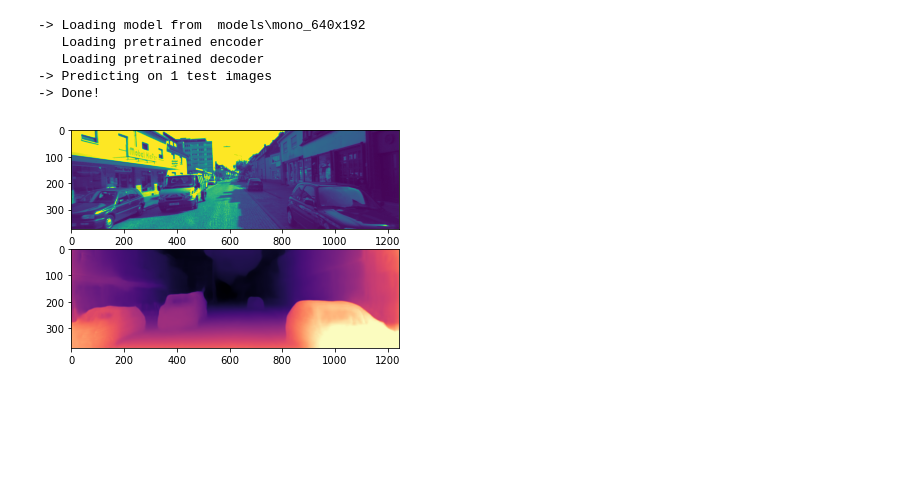
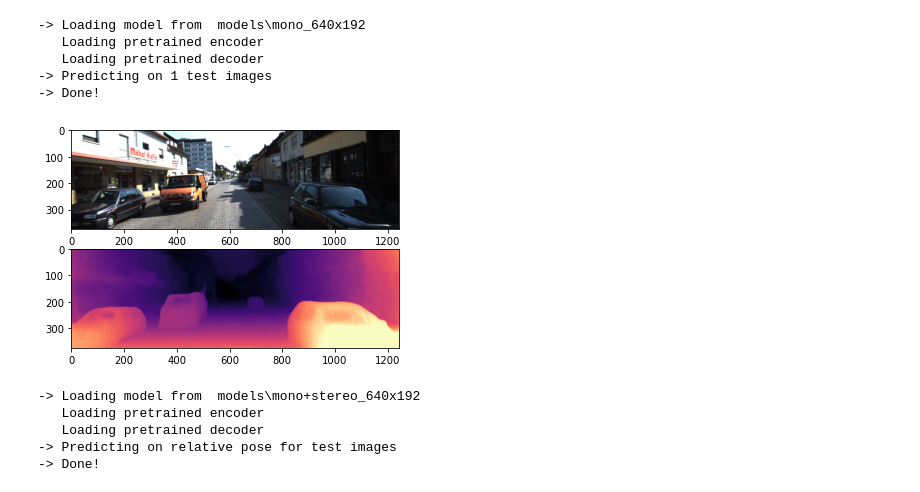
Before and after one commit to quinnzshen/DDSR2020, a Jupyter notebook: monodepth2_demo.ipynb, the cells around one changed output. Saved outputs shown, nothing was run; the diff lists cells and outputs as text; code cells hidden in the pictures; blank space fills up the shorter version.

```diff
--- a/monodepth2_demo.ipynb
+++ b/monodepth2_demo.ipynb
@@ -1,11 +1,40 @@
 # %%
 from use_existingmodels import test_depth_model
 # %%
-test_depth_model('data/kitti_example/2011_09_26/2011_09_26_drive_0048_sync/image_00/data/0000000000.png', 'mono_640x192', output_path='data', display_result = True, no_filesave = True)
+test_depth_model('data/kitti_example/2011_09_26/2011_09_26_drive_0048_sync/image_02/data/0000000000.png', 'mono_640x192', output_path='data', display_result = True, no_filesave = True)
 # %% [output]
 -> Loading model from  models\mono_640x192
    Loading pretrained encoder
    Loading pretrained decoder
 -> Predicting on 1 test images
 -> Done!
-[figure, old version]
+[figure, new version]
+# %%
+# Path names
+calib_path = "data/kitti_example/2011_09_26"
+scene_path = os.path.join(calib_path, "2011_09_26_drive_0048_sync")
+
+RGB_MAX_DIST = np.sqrt(3) * 255
+
+# Set target and source for display
+target = 11
+source = 21
+
+# Get transformation matrices
+velo2cam = compute_image_from_velodyne_matrices(calib_path)["stereo_left"]
+rel_pose = test_pose_model(os.path.join(scene_path, f"image_02/data/{target:010}.png"),os.path.join(scene_path, f"image_02/data/{source:010}.png"),  'mono+stereo_640x192')
+
+# Set velodyne points
+target_velodyne = load_lidar_points(os.path.join(scene_path, f"velodyne_points/data/{target:010}.bin"))
+orig_colors = np.copy(target_velodyne[:, 3])
+target_velodyne[:, 3] = 1
+
+# Read in image files
+img_tgt = np.array(Image.open(os.path.join(scene_path, f"image_02/data/{target:010}.png")))
+img_src = np.array(Image.open(os.path.join(scene_path, f"image_02/data/{source:010}.png")))
+# %% [output]
+-> Loading model from  models\mono+stereo_640x192
+   Loading pretrained encoder
+   Loading pretrained decoder
+-> Predicting on relative pose for test images
+-> Done!
```
Also changed, not shown: parts of 1 cell of this notebook, 1 other file.
